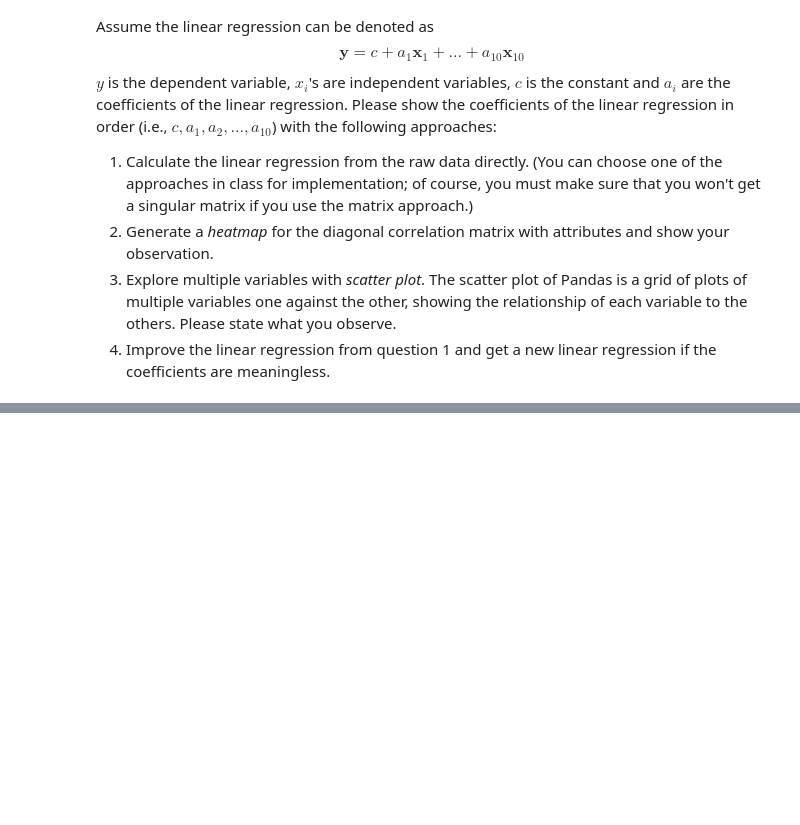
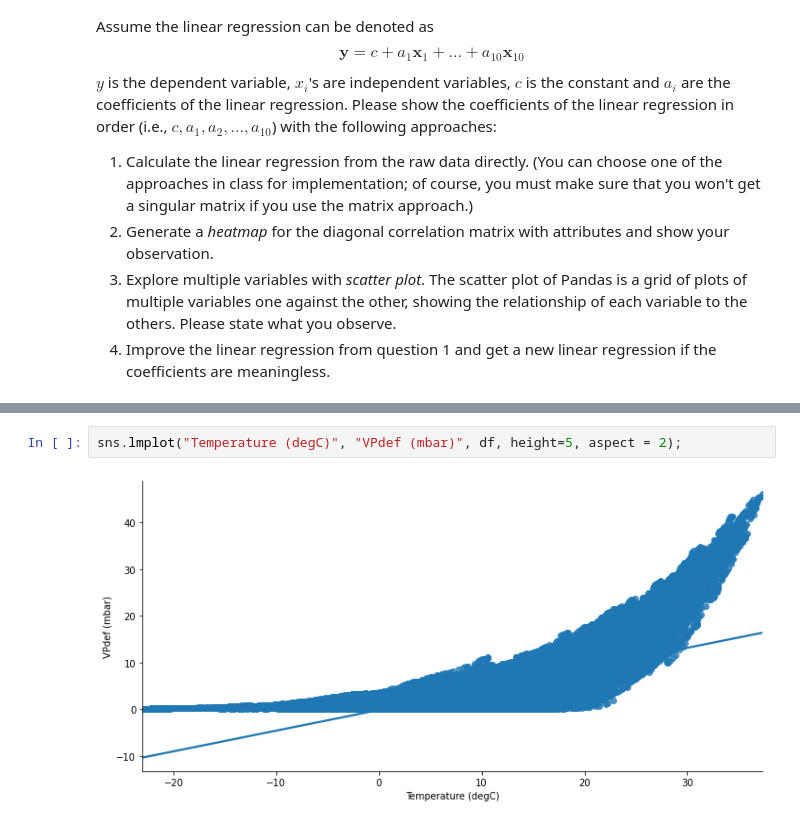
Before and after one commit to htshen0221/Data-Science-Homework, a Jupyter notebook: hw3/HW3-S20.ipynb, the cells around one changed output, grey strips where cells are left out. Drawn from its saved outputs; the diff is of its cells as text; blank space fills up the shorter version.

```diff
--- a/hw3/HW3-S20.ipynb
+++ b/hw3/HW3-S20.ipynb
@@ -65,0 +82,4 @@ memory usage: 38.5+ MB
+# %%
+sns.lmplot("Temperature (degC)", "VPdef (mbar)", df, height=5, aspect = 2);
+# %% [output]
+[figure, added]
```
Also changed, not shown: parts of 12 cells of this notebook.
